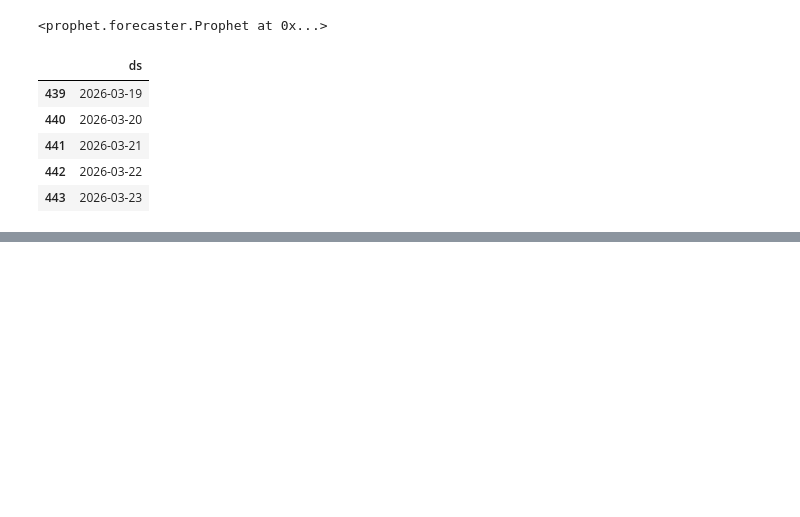
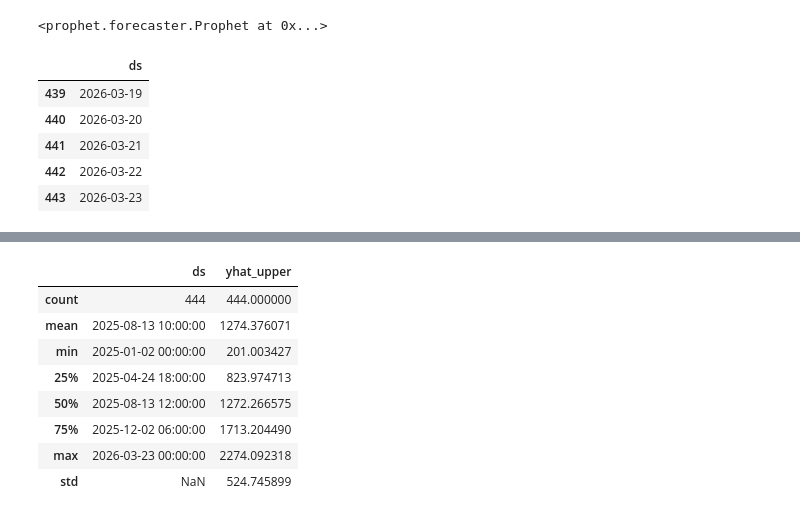
Before and after one commit to ViniciusHTSilva/Analise-Cafeteria, a Jupyter notebook: main.ipynb, the cells around one changed output, grey strips where cells are left out. Cells and saved outputs as stored; diff of their text form; code cells hidden in the pictures; blank space fills up the shorter version.

```diff
--- a/main.ipynb
+++ b/main.ipynb
@@ -251,0 +291,3 @@ forecast[['ds', 'yhat']].tail()
+# %%
+PrevisaoComplet = forecast[['ds', 'yhat_upper']]
+PrevisaoComplet.head()
@@ -251,0 +301,12 @@ forecast[['ds', 'yhat']].tail()
+# %%
+PrevisaoComplet.describe()
+# %% [output]
+|  | ds | yhat_upper |
+| count | 444 | 444.000000 |
+| mean | 2025-08-13 10:00:00 | 1274.376071 |
+| min | 2025-01-02 00:00:00 | 201.003427 |
+| 25% | 2025-04-24 18:00:00 | 823.974713 |
+| 50% | 2025-08-13 12:00:00 | 1272.266575 |
+| 75% | 2025-12-02 06:00:00 | 1713.204490 |
+| max | 2026-03-23 00:00:00 | 2274.092318 |
+| std | NaN | 524.745899 |
```
Also changed, not shown: parts of 26 cells of this notebook, 1 other file.
